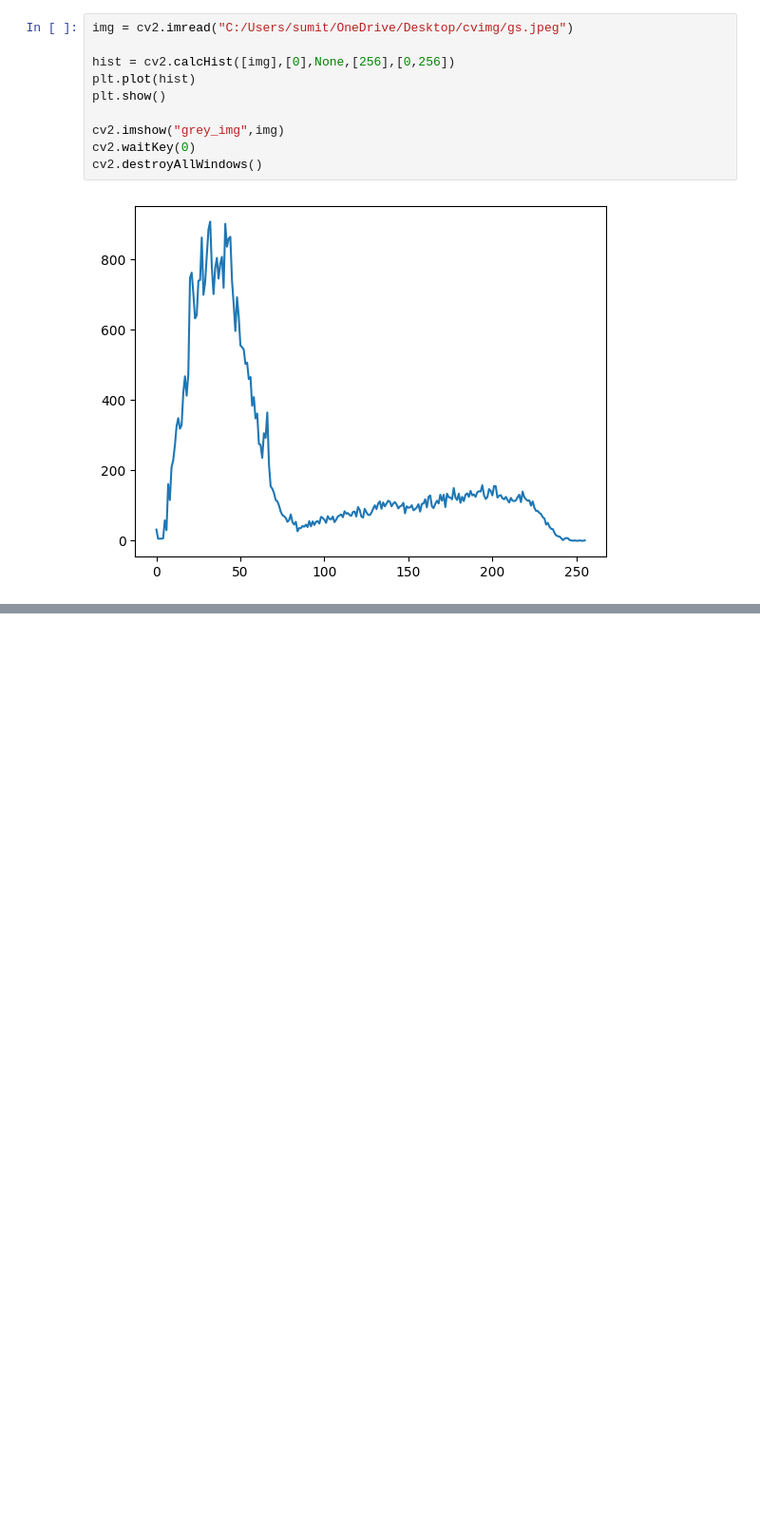
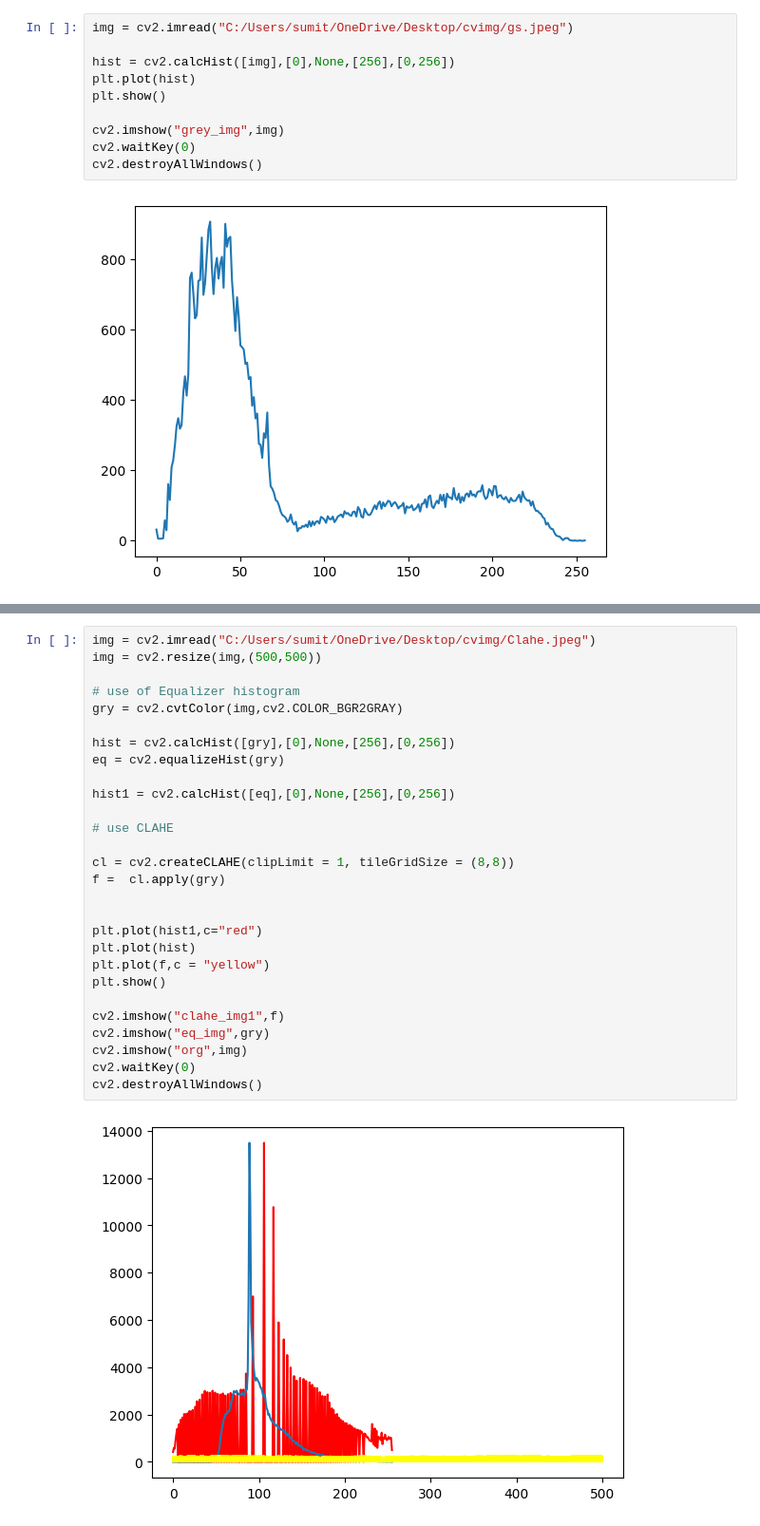
Before and after one commit to singhmegh/ML, a Jupyter notebook: 63 Threshold.ipynb, the cells around one changed output, grey strips where cells are left out. Shown at 95% size. Saved outputs shown, nothing was run; the diff lists cells and outputs as text; blank space fills up the shorter version.

```diff
--- a/63 Threshold.ipynb
+++ b/63 Threshold.ipynb
@@ -72,0 +97,30 @@ cv2.destroyAllWindows()
+# %%
+img = cv2.imread("C:/Users/sumit/OneDrive/Desktop/cvimg/Clahe.jpeg")
+img = cv2.resize(img,(500,500))
+
+# use of Equalizer histogram
+gry = cv2.cvtColor(img,cv2.COLOR_BGR2GRAY)
+
+hist = cv2.calcHist([gry],[0],None,[256],[0,256])
+eq = cv2.equalizeHist(gry)
+
+hist1 = cv2.calcHist([eq],[0],None,[256],[0,256])
+
+# use CLAHE
+
+cl = cv2.createCLAHE(clipLimit = 1, tileGridSize = (8,8))
+f =  cl.apply(gry)
+
+
+plt.plot(hist1,c="red")
+plt.plot(hist)
+plt.plot(f,c = "yellow")
+plt.show()
+
+cv2.imshow("clahe_img1",f)
+cv2.imshow("eq_img",gry)
+cv2.imshow("org",img)
+cv2.waitKey(0)
+cv2.destroyAllWindows()
+# %% [output]
+[figure, added]
```
Also changed, not shown: parts of 4 cells of this notebook, 1 other file.
